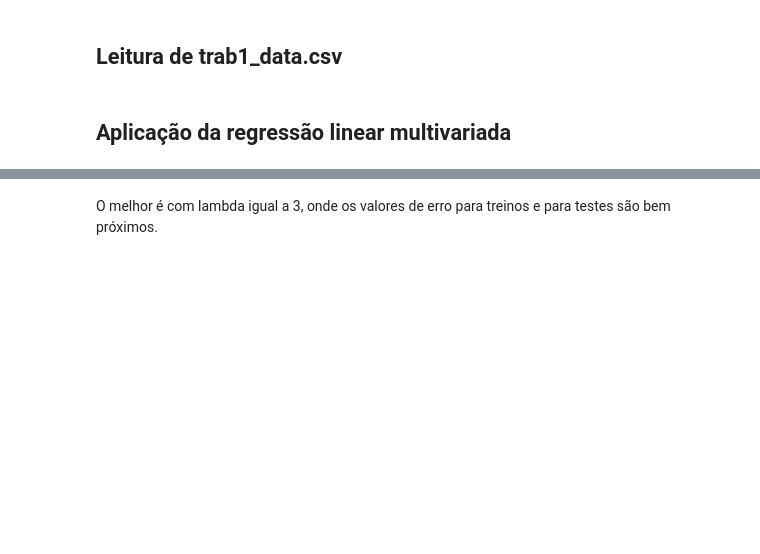
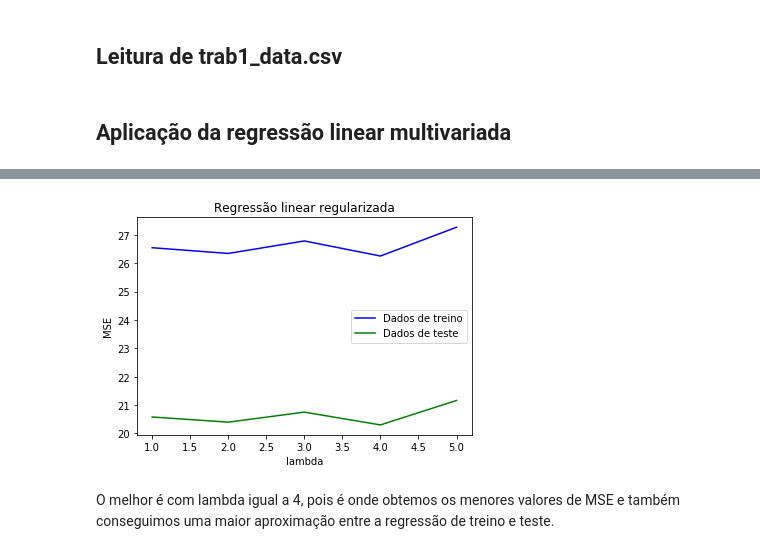
Before and after one commit to RobsonT/Atividades-machine-learning, a Jupyter notebook: Atividade 1/main.ipynb, the cells around one changed output, grey strips where cells are left out. Saved outputs shown, nothing was run; the diff lists cells and outputs as text; code cells hidden in the pictures; blank space fills up the shorter version.

```diff
--- a/Atividade 1/main.ipynb
+++ b/Atividade 1/main.ipynb
@@ -264,2 +264,24 @@ for l in range(1, _lambda):
+# %%
+mse = np.array([])
+mse1 = np.array([])
+_lambda = 6
+
+for l in range(1, _lambda):
+    model = RMLR(learning_rate=0.09, epochs=1500, _lambda = l, save_epoch_mse=True)
+    model.fit(X_train, y_train)
+
+    mse = np.append(mse, metrics.MSE(y_train, model.predict(X_train)))
+    mse1 = np.append(mse1, metrics.MSE(y_test, model.predict(X_test)))
+
+plt.plot(range(1,_lambda), mse, color='blue', label='Dados de treino')
+plt.plot(range(1,_lambda), mse1, color='green', label='Dados de teste')
+
+plt.title("Regressão linear regularizada".format(l))
+plt.xlabel("lambda")
+plt.ylabel("MSE")
+plt.legend()
+plt.show()
+# %% [output]
+[figure, added]
 # %% [markdown]
-O melhor é com lambda igual a 3, onde os valores de erro para treinos e para testes são bem próximos.
+O melhor é com lambda igual a 4, pois é onde obtemos os menores valores de MSE e também conseguimos uma maior aproximação entre a regressão de treino e teste.
```
Also changed, not shown: parts of 13 cells of this notebook, 8 other files.
